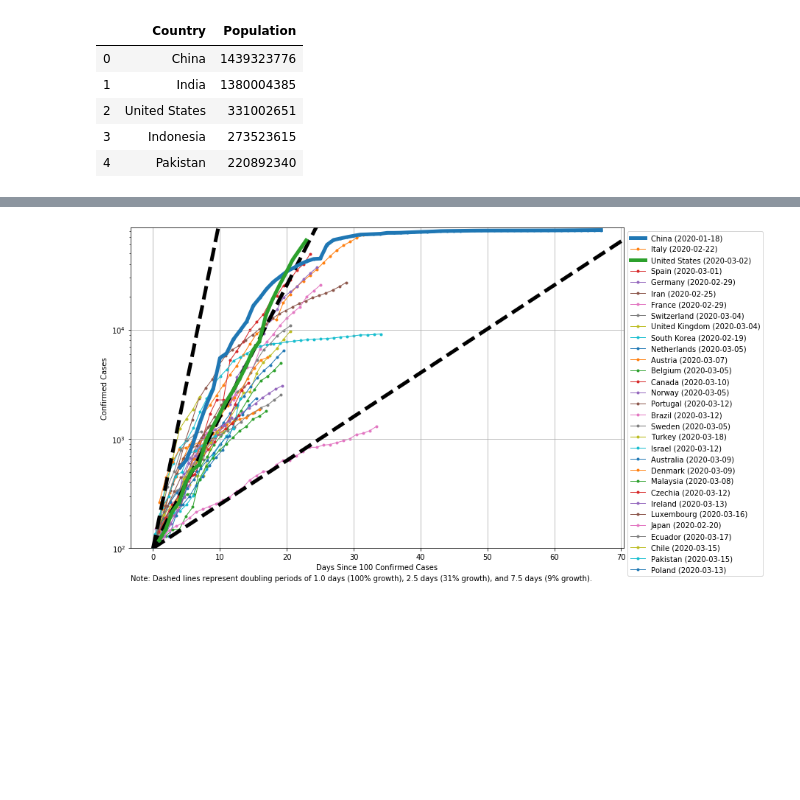
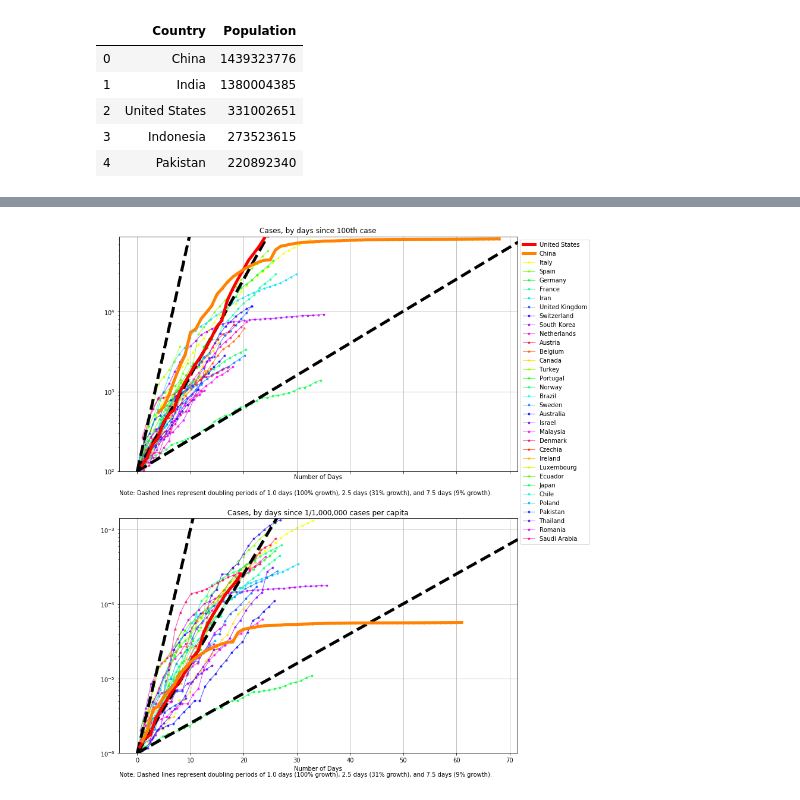
Before and after one commit to lcapalleja/Covid_19_Case_Graphs, a Jupyter notebook: Covid_19_Case_Graphs.ipynb, the cells around one changed output, grey strips where cells are left out. Drawn from its saved outputs; the diff is of its cells as text; code cells hidden in the pictures; blank space fills up the shorter version.

Commit message:
standardized colors. combined graphs.

```diff
--- a/Covid_19_Case_Graphs.ipynb
+++ b/Covid_19_Case_Graphs.ipynb
@@ -73,3 +89,8 @@ df_c.shape
 # %%
 l_countries = df_c.columns[df_c.iloc[-1] > 1000]
 l_countries = df_c[l_countries].columns[df_c[l_countries].iloc[-1].values.argsort()][::-1].tolist()
+
+n = len(l_countries)
+x = np.linspace(0, n-1, n) / n
+ii = 3 * np.arange(n) % n
+d_color = dict(zip(l_countries, plt.cm.get_cmap('hsv')(x[ii])))
@@ -111,15 +96,0 @@ l_countries_norm = df_p[l_countries].columns[df_p[l_countries].iloc[-1].values.a
-# %%
-fig, ax = plt.subplots(1, 1, figsize=(12, 8))
-
-country_highlights = ['China', 'United States']
-
-for country in l_countries_norm:
-    lw = 5 if country in country_highlights else 1
-    zorder = 100 if country in country_highlights else 1
-    ax.plot(df_p[country], marker='.', lw=lw, zorder=zorder, label=country)
-
-ax.set_yscale('log')
-ax.set_xlabel('Date')
-ax.set_ylabel('Confirmed Cases / Population')
-ax.grid()
-_ = ax.legend(loc=2, bbox_to_anchor=(1, 1))
@@ -130,45 +126,48 @@ _ = ax.legend(loc=2, bbox_to_anchor=(1, 1))
 # %%
-fig, ax = plt.subplots(1, 1, figsize=(12, 8))
+fig, axs = plt.subplots(2, 1, figsize=(12, 16), sharex=True)
 
-country_highlights = ['China', 'United States']
+ref_cases = [100, 1/1000000]
 
-for country in l_countries:
+for ax, df, reference_case in zip(axs, [df_c, df_p], ref_cases):
 
-    ds = df_c[country].copy()
-    days = (ds.index - pd.Timestamp('2019-12-31')).days.values
-    day_n100 = np.interp(2, np.log10(ds), days)
-    day_n100 = 18 if country == 'China' else day_n100 # Best estimate for China
-    days_adj = days - day_n100
-    f_days = days_adj >= 0
+    for country in l_countries:
 
-    lw = 5 if country in country_highlights else 1
-    zorder = 100 if country in country_highlights else 1
+        ds = df[country]
+        days = (ds.index - pd.Timestamp('2019-12-31')).days.values # 2020 day number
+        day_n = np.interp(np.log10(reference_case), np.log10(ds), days)
+        day_n = 18 if country == 'China' and reference_case == 100 else day_n # Best estimate for China
 
-    str_date_n100 = (pd.Timestamp('2019-12-31') + pd.Timedelta(days=day_n100)).strftime('%Y-%m-%d')
-    label = '%s (%s)' % (country, str_date_n100)
+        if np.isnan(day_n):
+            #print(reference_case, country)
+            continue
 
-    ax.plot(days_adj[f_days], ds[f_days], marker='.', lw=lw, zorder=zorder, label=label)
+        days_adj = days - day_n
+        f_days = days_adj >= 0
 
-ymin, ymax = ax.get_ylim()
-xmin, xmax = ax.get_xlim()
+        ax.plot(days_adj[f_days], ds[f_days], color=d_color[country], marker='.', label=country, **plot_options(country))
 
-x = np.linspace(0, 100, 101)
-a_dday = np.array([1, 2.5, 7.5])
-a_rate = 2 ** (1 / a_dday)
-for rate in a_rate:
-    ax.plot(x, 100 * rate ** x, ls='--', c='k', lw=5)
+    # storing current axis limits
+    ymin, ymax = ax.get_ylim()
+    xmin, xmax = ax.get_xlim()
 
-str_rates_l = ['%.1f days (%d%% growth)' % (dday, 100 * (rate-1)) for dday, rate in zip(a_dday, a_rate)]
-str_rates = ', and '.join([', '.join(str_rates_l[:-1]), str_rates_l[-1]] if len(str_rates_l) > 2 else str_rates_l)
-str_note = 'Note: Dashed lines represent doubling periods of %s.' % str_rates
-ax.text(0, -0.1, str_note, transform=ax.transAxes)
+    # reference lines
+    x = np.linspace(0, 100, 101)
+    a_ddub = np.array([1, 2.5, 7.5])
+    a_rate = 2 ** (1 / a_ddub)
+    for rate in a_rate:
+        ax.plot(x, reference_case * rate ** x, ls='--', c='k', lw=5)
 
-ax.set_yscale('log')
-ax.set_ylim(100, ymax)
-ax.set_xlim(xmin, xmax)
-ax.set_xlabel('Days Since 100 Confirmed Cases')
-ax.set_ylabel('Confirmed Cases')
-ax.grid()
-_ = ax.legend(loc=2, bbox_to_anchor=(1, 1))
+    # reverting axis limits
+    ax.set_ylim(reference_case, ymax)
+    ax.set_xlim(xmin, xmax)
+
+    # footnote
+    l_str_ddub = ['%.1f days (%d%% growth)' % (ddub, 100 * (rate - 1)) for ddub, rate in zip(a_ddub, a_rate)]
+    str_ddub = ', and '.join([', '.join(l_str_ddub[:-1]), l_str_ddub[-1]] if len(l_str_ddub) > 2 else l_str_ddub)
+    str_note = 'Note: Dashed lines represent doubling periods of %s.' % str_ddub
+    ax.text(0, -0.1, str_note, transform=ax.transAxes)
+
+fix_up_ax(axs[0], 'Cases, by days since %dth case' % ref_cases[0], 'Number of Days')
+fix_up_ax(axs[1], 'Cases, by days since 1/%s cases per capita' % '{:,}'.format(int(1 / ref_cases[1])), 'Number of Days', False)
 # %% [output]
-[figure, old version]
+[figure, new version]
```
Also changed, not shown: parts of 12 cells of this notebook.
